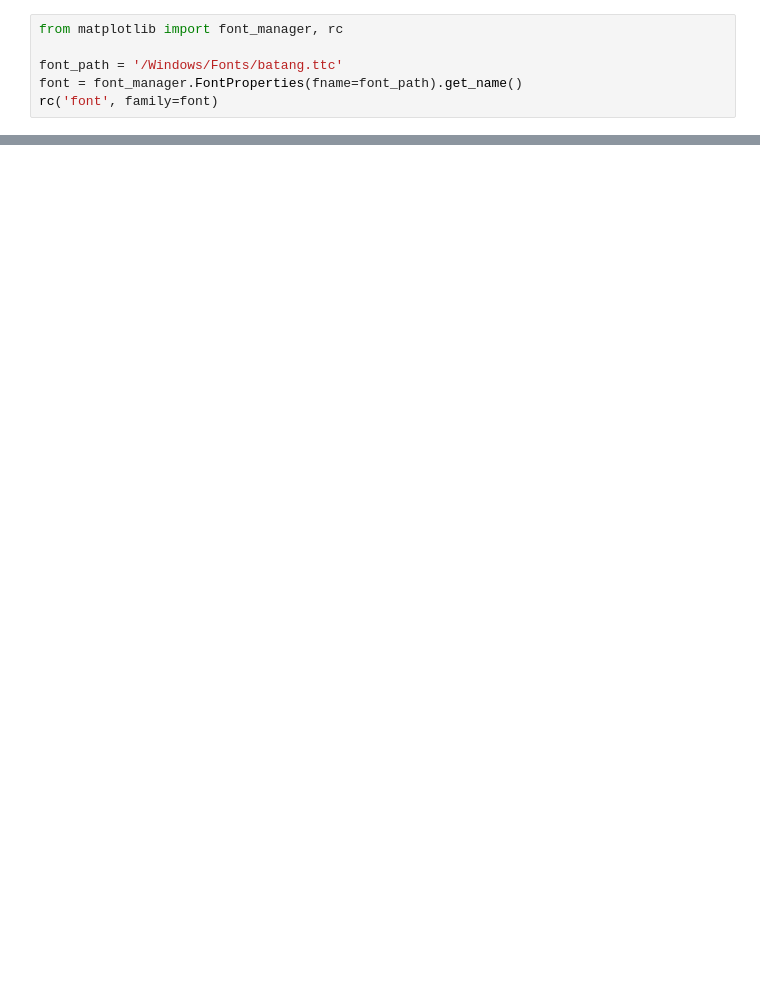
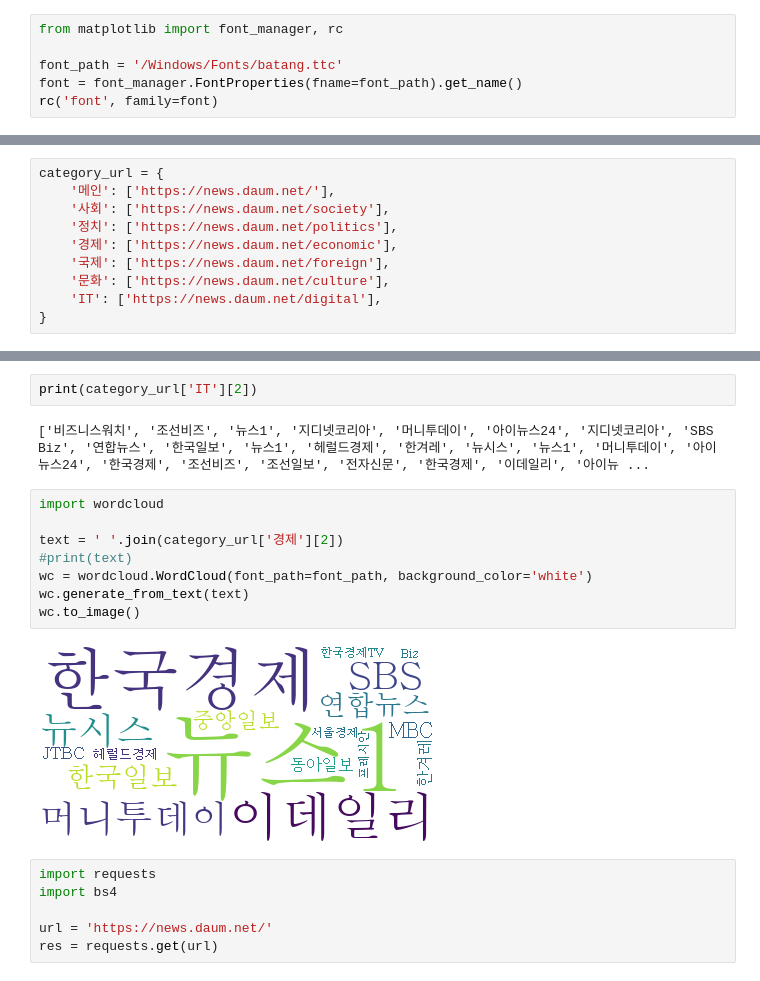
Before and after one commit to himediaJin/classproject, a Jupyter notebook: python/포털뉴스크롤링데이터분석.ipynb, the cells around one changed output, grey strips where cells are left out. Cells and saved outputs as stored; diff of their text form; blank space fills up the shorter version.

```diff
--- a/python/포털뉴스크롤링데이터분석.ipynb
+++ b/python/포털뉴스크롤링데이터분석.ipynb
@@ -38,0 +21,10 @@ print(data)
+# %%
+category_url = {
+    '메인': ['https://news.daum.net/'],
+    '사회': ['https://news.daum.net/society'],
+    '정치': ['https://news.daum.net/politics'],
+    '경제': ['https://news.daum.net/economic'],
+    '국제': ['https://news.daum.net/foreign'],
+    '문화': ['https://news.daum.net/culture'],
+    'IT': ['https://news.daum.net/digital'],
+}
@@ -38,0 +108,20 @@ print(data)
+# %%
+print(category_url['IT'][2])
+# %% [output]
+['비즈니스워치', '조선비즈', '뉴스1', '지디넷코리아', '머니투데이', '아이뉴스24', '지디넷코리아', 'SBS Biz', '연합뉴스', '한국일보', '뉴스1', '헤럴드경제', '한겨레', '뉴시스', '뉴스1', '머니투데이', '아이뉴스24', '한국경제', '조선비즈', '조선일보', '전자신문', '한국경제', '이데일리', '아이뉴 ...
+# %%
+import wordcloud
+
+text = ' '.join(category_url['경제'][2])
+#print(text)
+wc = wordcloud.WordCloud(font_path=font_path, background_color='white')
+wc.generate_from_text(text)
+wc.to_image()
+# %% [output]
+[figure, added]
+# %%
+import requests
+import bs4
+
+url = 'https://news.daum.net/'
+res = requests.get(url)
```
Also changed, not shown: parts of 15 cells of this notebook.
